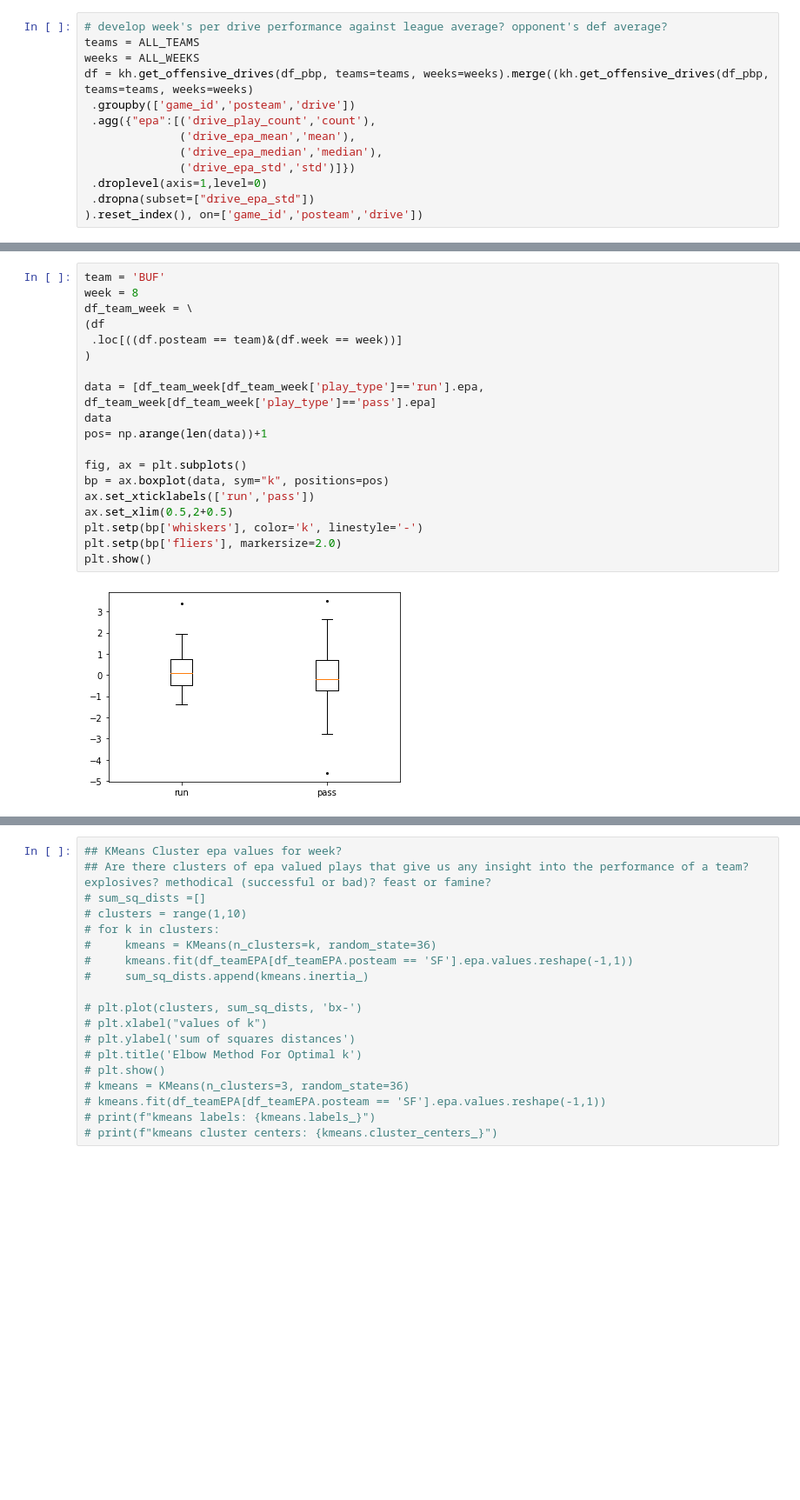
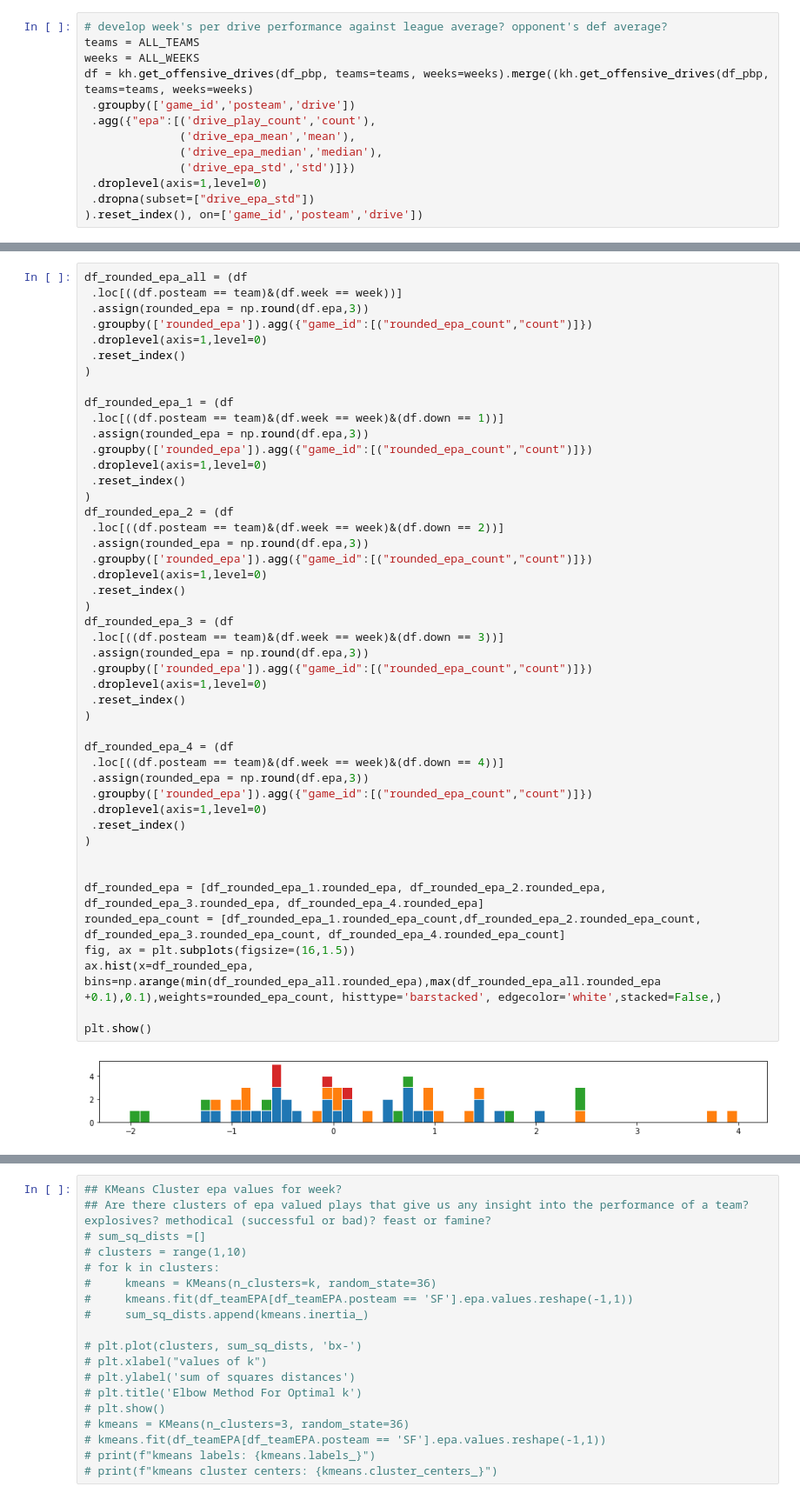
Before and after one commit to keeganheilman/nfl-charts, a Jupyter notebook: explosive_ratio.ipynb, the cells around one changed output, grey strips where cells are left out. Shown at 87% size. Drawn from its saved outputs; the diff is of its cells as text; blank space fills up the shorter version.

```diff
--- a/explosive_ratio.ipynb
+++ b/explosive_ratio.ipynb
@@ -417,21 +404,48 @@ plt.show()
-# %%
-team = 'BUF'
-week = 8
-df_team_week = \
-(df
- .loc[((df.posteam == team)&(df.week == week))]
-)
-
-data = [df_team_week[df_team_week['play_type']=='run'].epa, df_team_week[df_team_week['play_type']=='pass'].epa]
-data
-pos= np.arange(len(data))+1
-
-fig, ax = plt.subplots()
-bp = ax.boxplot(data, sym="k", positions=pos)
-ax.set_xticklabels(['run','pass'])
-ax.set_xlim(0.5,2+0.5)
-plt.setp(bp['whiskers'], color='k', linestyle='-')
-plt.setp(bp['fliers'], markersize=2.0)
-plt.show()
-# %% [output]
-[figure, removed]
+# %%
+df_rounded_epa_all = (df
+ .loc[((df.posteam == team)&(df.week == week))]
+ .assign(rounded_epa = np.round(df.epa,3))
+ .groupby(['rounded_epa']).agg({"game_id":[("rounded_epa_count","count")]})
+ .droplevel(axis=1,level=0)
+ .reset_index()
+)
+
+df_rounded_epa_1 = (df
+ .loc[((df.posteam == team)&(df.week == week)&(df.down == 1))]
+ .assign(rounded_epa = np.round(df.epa,3))
+ .groupby(['rounded_epa']).agg({"game_id":[("rounded_epa_count","count")]})
+ .droplevel(axis=1,level=0)
+ .reset_index()
+)
+df_rounded_epa_2 = (df
+ .loc[((df.posteam == team)&(df.week == week)&(df.down == 2))]
+ .assign(rounded_epa = np.round(df.epa,3))
+ .groupby(['rounded_epa']).agg({"game_id":[("rounded_epa_count","count")]})
+ .droplevel(axis=1,level=0)
+ .reset_index()
+)
+df_rounded_epa_3 = (df
+ .loc[((df.posteam == team)&(df.week == week)&(df.down == 3))]
+ .assign(rounded_epa = np.round(df.epa,3))
+ .groupby(['rounded_epa']).agg({"game_id":[("rounded_epa_count","count")]})
+ .droplevel(axis=1,level=0)
+ .reset_index()
+)
+
+df_rounded_epa_4 = (df
+ .loc[((df.posteam == team)&(df.week == week)&(df.down == 4))]
+ .assign(rounded_epa = np.round(df.epa,3))
+ .groupby(['rounded_epa']).agg({"game_id":[("rounded_epa_count","count")]})
+ .droplevel(axis=1,level=0)
+ .reset_index()
+)
+
+
+df_rounded_epa = [df_rounded_epa_1.rounded_epa, df_rounded_epa_2.rounded_epa, df_rounded_epa_3.rounded_epa, df_rounded_epa_4.rounded_epa]
+rounded_epa_count = [df_rounded_epa_1.rounded_epa_count,df_rounded_epa_2.rounded_epa_count, df_rounded_epa_3.rounded_epa_count, df_rounded_epa_4.rounded_epa_count]
+fig, ax = plt.subplots(figsize=(16,1.5))
+ax.hist(x=df_rounded_epa, bins=np.arange(min(df_rounded_epa_all.rounded_epa),max(df_rounded_epa_all.rounded_epa +0.1),0.1),weights=rounded_epa_count, histtype='barstacked', edgecolor='white',stacked=False,)
+
+plt.show()
+# %% [output]
+[figure, added]
```
Also changed, not shown: parts of 10 cells of this notebook.
